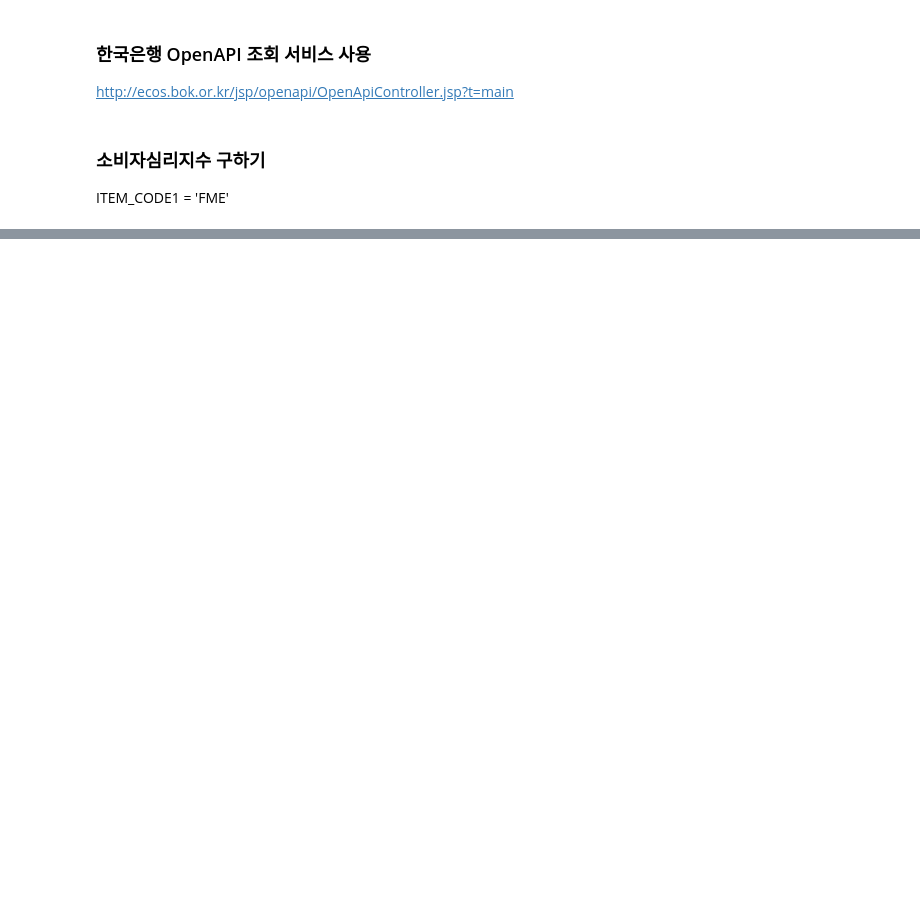
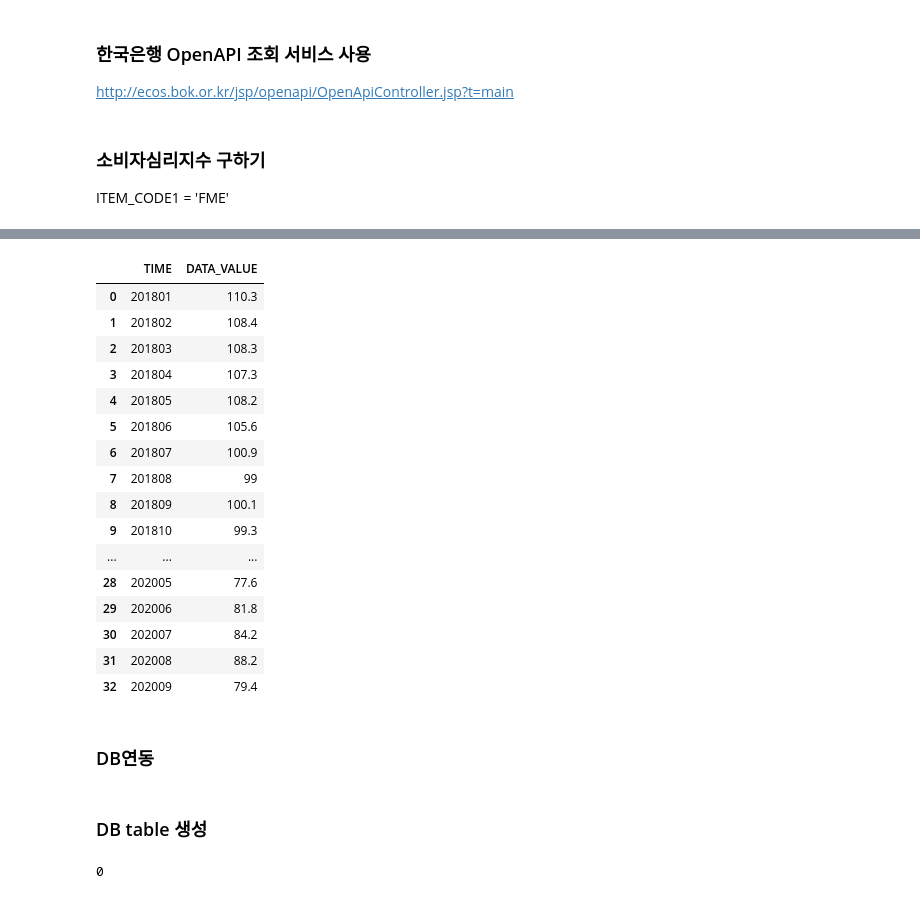
Before and after one commit to 2hyes/CLI-development, a Jupyter notebook: get-CCSI.ipynb, the cells around one changed output, grey strips where cells are left out. Cells and saved outputs as stored; diff of their text form; code cells hidden in the pictures; blank space fills up the shorter version.

```diff
--- a/getCCSI.ipynb
+++ b/get-CCSI.ipynb
@@ -48,3 +49,26 @@ ccsi
 | 17454 |  | 9.2.1 소비자동향조사(한국은행, 전국)(월)(2008년9월~) | FME | 040Y002 | 99988 |  | 소비자심리지수 | 전체 | ... |
 | 17455 |  | 9.2.1 소비자동향조사(한국은행, 전국)(월)(2008년9월~) | FME | 040Y002 | 99988 |  | 소비자심리지수 | 전체 | ... |
 | 17456 |  | 9.2.1 소비자동향조사(한국은행, 전국)(월)(2008년9월~) | FME | 040Y002 | 99988 |  | 소비자심리지수 | 전체 | ... |
+# %%
+ccsi = ccsi.loc[:, ['TIME', 'DATA_VALUE']].reset_index(drop=True)
+ccsi
+# %% [output]
+|  | TIME | DATA_VALUE |
+| 0 | 201801 | 110.3 |
+| 1 | 201802 | 108.4 |
+| 2 | 201803 | 108.3 |
+| 3 | 201804 | 107.3 |
+| 4 | 201805 | 108.2 |
+| 5 | 201806 | 105.6 |
+| 6 | 201807 | 100.9 |
+| 7 | 201808 | 99 |
+| 8 | 201809 | 100.1 |
+| 9 | 201810 | 99.3 |
+| ... | ... | ... |
+| 28 | 202005 | 77.6 |
+| 29 | 202006 | 81.8 |
+| 30 | 202007 | 84.2 |
+| 31 | 202008 | 88.2 |
+| 32 | 202009 | 79.4 |
+# %% [markdown]
+### DB연동
@@ -50,0 +78,20 @@ ccsi
+# %% [markdown]
+### DB table 생성
+# %%
+"""
+CCSI 저장할 table 생성
+"""
+
+create_table_query = """
+CREATE TABLE IF NOT EXISTS ccsi(
+    id BIGINT(7) NOT NULL AUTO_INCREMENT,
+    year bigint(4) NOT NULL,
+    month bigint(2) NOT NULL,
+    ccsi double,
+    primary key(id) )
+    charset=utf8mb4;
+"""
+cur.execute(create_table_query)
+# charset=utf8mb4; 유니코드 스트링 저장
+# %% [output]
+0
```
Also changed, not shown: parts of 8 cells of this notebook.
